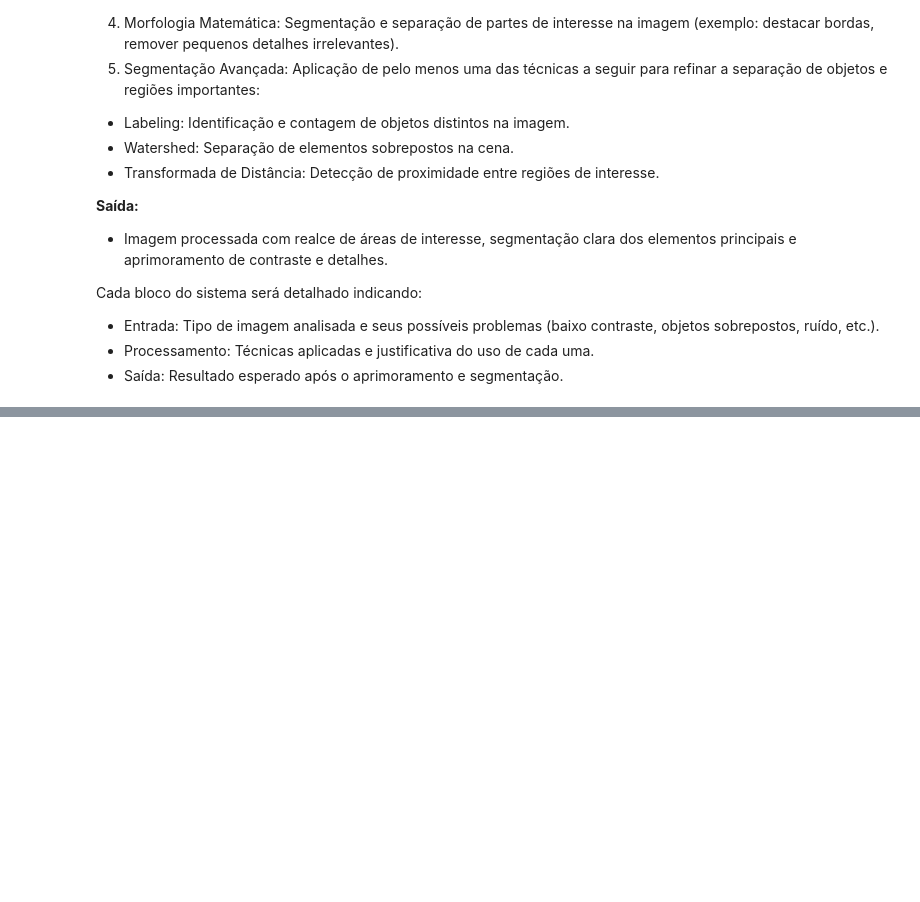
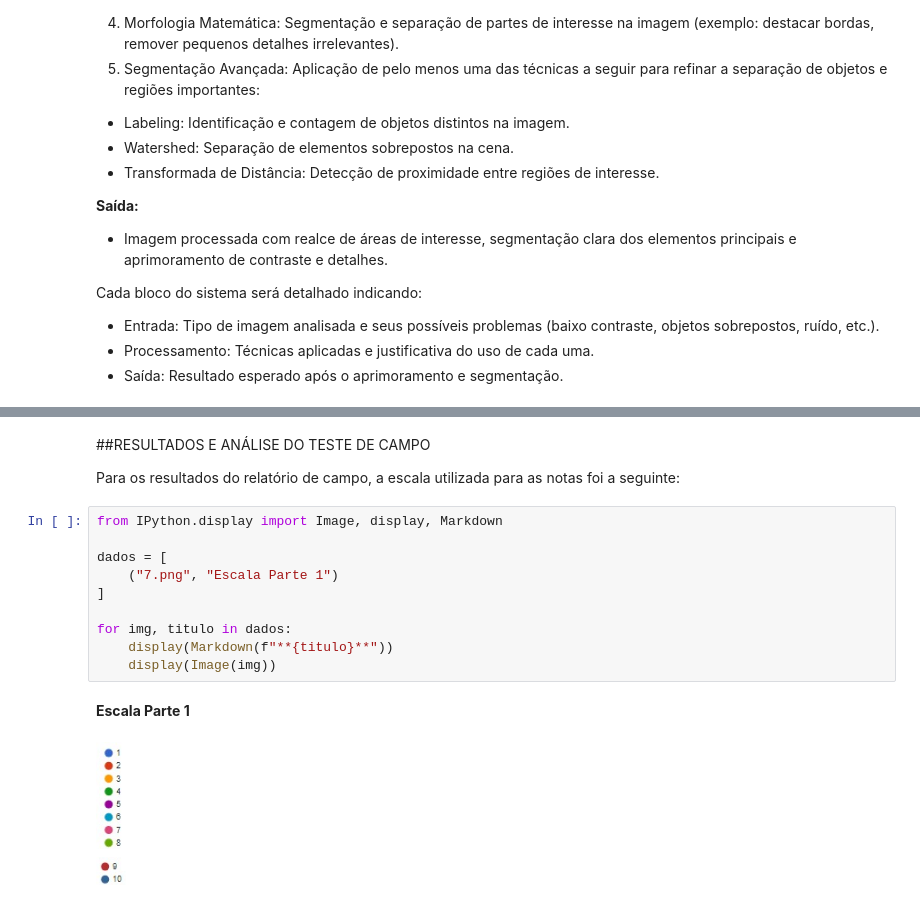
Before and after one commit to LeonOliveir4/ProjetoFinal_PDI, a Jupyter notebook: DEMO/Relatório_Final.ipynb, the cells around one changed output, grey strips where cells are left out. Saved outputs shown, nothing was run; the diff lists cells and outputs as text; blank space fills up the shorter version.

```diff
--- a/DEMO/Relatório_Final.ipynb
+++ b/DEMO/Relatório_Final.ipynb
@@ -123 +164,18 @@ Após as entrevistas com o público, diversas questões foram levantadas e, para
 Para suprir as demandas levantadas pela decisão do projeto durante a montagem do diagrama de blocos foi criado um fluxograma, onde é descrita a ideia de funcionamento do programa, com processos para input do usuário e processamento da imagem internamente no aplicativo. O fluxograma visa descrever detalhadamente as etapas de cada bloco do diagrama, com fluxo de informações e processos. A descrição mais detalhada de cada bloco pode ser encontrada abaixo do fluxograma. Desse modo, é possível entender mais profundamente a forma que o programa iria trabalhar e se comportar para chegar à solução proposta.
+# %% [markdown]
+##RESULTADOS E ANÁLISE DO TESTE DE CAMPO
+
+Para os resultados do relatório de campo, a escala utilizada para as notas foi a seguinte:
+# %%
+from IPython.display import Image, display, Markdown
+
+dados = [
+    ("7.png", "Escala Parte 1")
+]
+
+for img, titulo in dados:
+    display(Markdown(f"**{titulo}**"))
+    display(Image(img))
+# %% [output]
+**Escala Parte 1**
+[figure, added]
```
Also changed, not shown: parts of 12 cells of this notebook, 16 other files.
